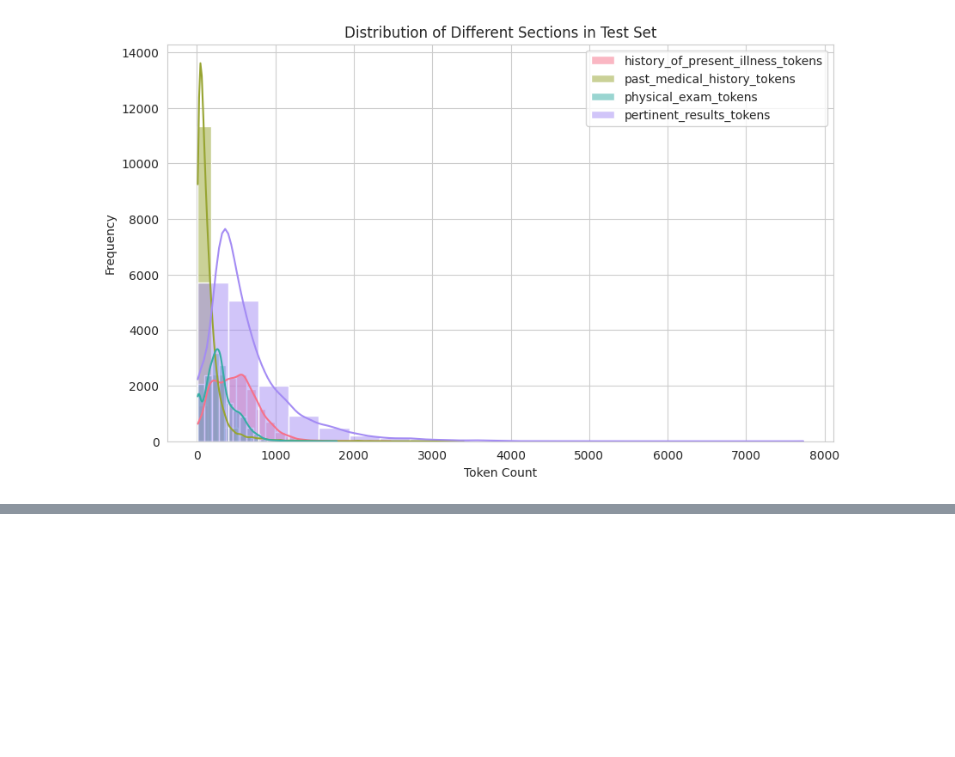
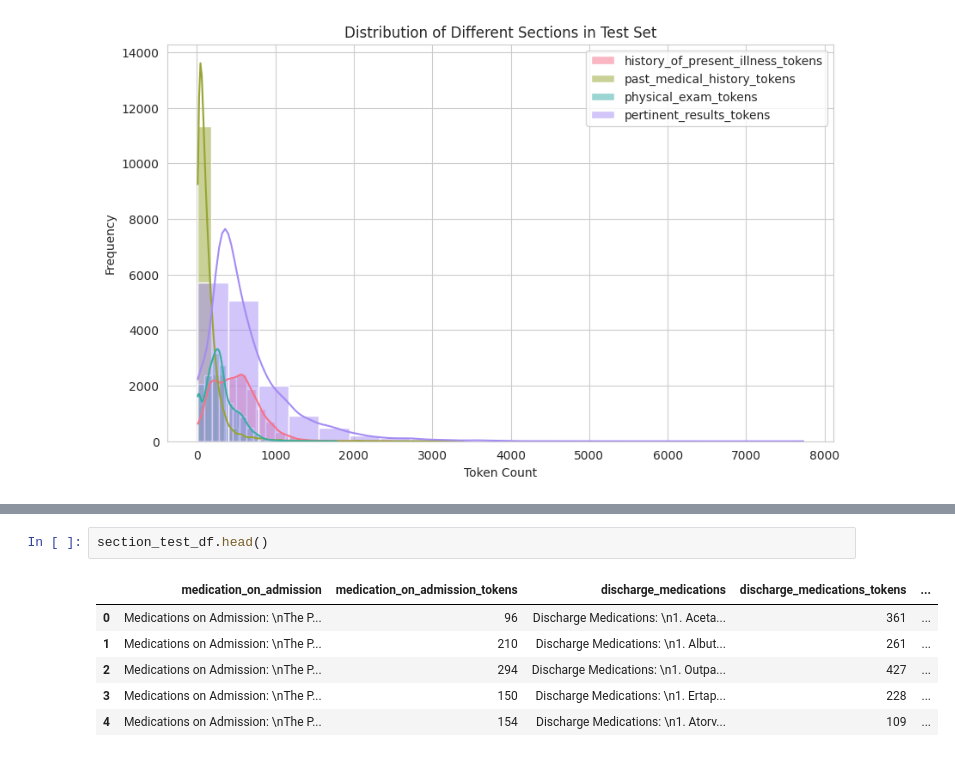
Before and after one commit to HAOTIAN89/MEDISCHARGE, a Jupyter notebook: notebooks/dataset_section_count.ipynb, the cells around one changed output, grey strips where cells are left out. Cells and saved outputs as stored; diff of their text form; blank space fills up the shorter version.

```diff
--- a/notebooks/dataset_section_count.ipynb
+++ b/notebooks/dataset_section_count.ipynb
@@ -102,0 +111,9 @@ plt.show()
+# %%
+section_test_df.head()
+# %% [output]
+|  | medication_on_admission | medication_on_admission_tokens | discharge_medications | discharge_medications_tokens | ... |
+| 0 | Medications on Admission: \nThe P... | 96 | Discharge Medications: \n1. Aceta... | 361 | ... |
+| 1 | Medications on Admission: \nThe P... | 210 | Discharge Medications: \n1. Albut... | 261 | ... |
+| 2 | Medications on Admission: \nThe P... | 294 | Discharge Medications: \n1. Outpa... | 427 | ... |
+| 3 | Medications on Admission: \nThe P... | 150 | Discharge Medications: \n1. Ertap... | 228 | ... |
+| 4 | Medications on Admission: \nThe P... | 154 | Discharge Medications: \n1. Atorv... | 109 | ... |
```
Also changed, not shown: parts of 2 cells of this notebook.
